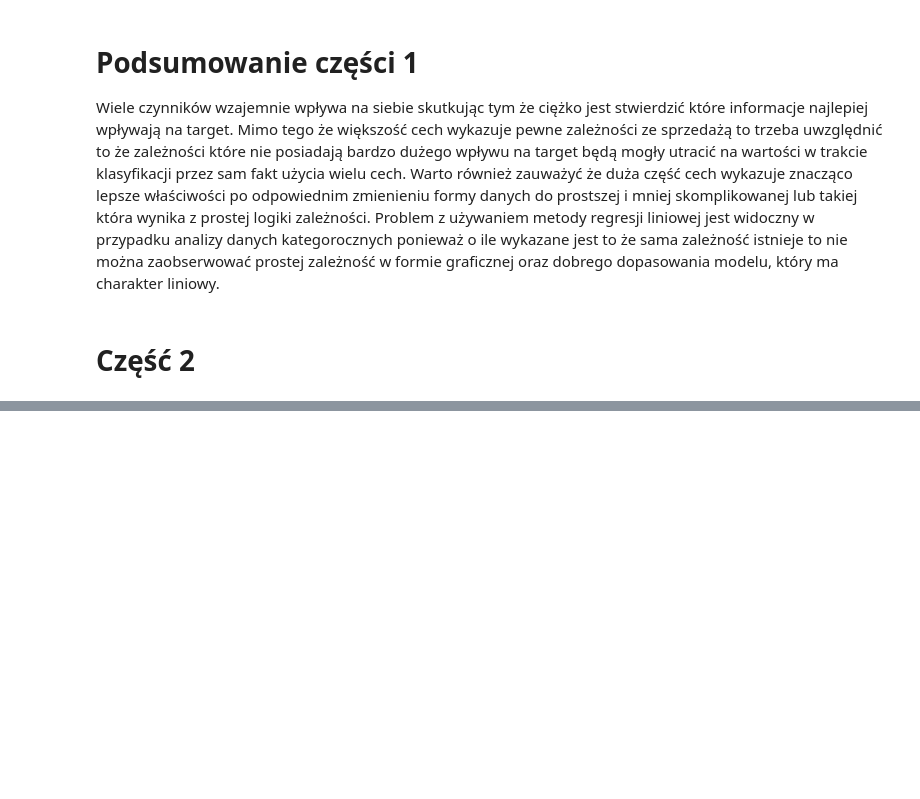
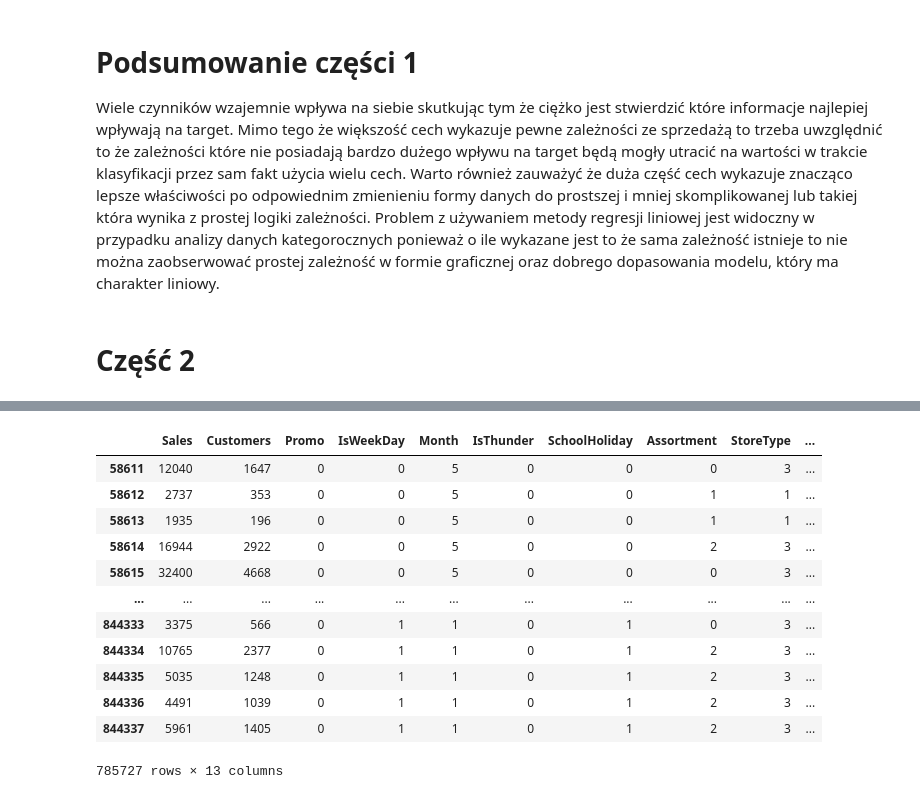
Before and after one commit to SzymKwiatkowski/eda-project, a Jupyter notebook: projekt.ipynb, the cells around one changed output, grey strips where cells are left out. Cells and saved outputs as stored; diff of their text form; code cells hidden in the pictures; blank space fills up the shorter version.

```diff
--- a/projekt.ipynb
+++ b/projekt.ipynb
@@ -801,3 +803,19 @@ merged_df['SchoolHoliday'].corr(season_of_year.Sales)
 Wiele czynników wzajemnie wpływa na siebie skutkując tym że ciężko jest stwierdzić które informacje najlepiej wpływają na target. Mimo tego że większość cech wykazuje pewne zależności ze sprzedażą to trzeba uwzględnić to że zależności które nie posiadają bardzo dużego wpływu na target będą mogły utracić na wartości w trakcie klasyfikacji przez sam fakt użycia wielu cech. Warto również zauważyć że duża część cech wykazuje znacząco lepsze właściwości po odpowiednim zmienieniu formy danych do prostszej i mniej skomplikowanej lub takiej która wynika z prostej logiki zależności. Problem z używaniem metody regresji liniowej jest widoczny w przypadku analizy danych kategorocznych ponieważ o ile wykazane jest to że sama zależność istnieje to nie można zaobserwować prostej zależność w formie graficznej oraz dobrego dopasowania modelu, który ma charakter liniowy.
 # %% [markdown]
 # Część 2
+# %%
+final_df = store_data.copy()
+final_df = final_df.reset_index().merge(stores_df.reset_index(), on='Store', how='left')
+final_df = final_df.merge(weather.reset_index(), on=['Date', 'State'], how='left')
+# final_df.drop(['index'], axis=1, inplace=True)
+final_df = clear_df_from_nans(final_df)
+values_weather = []
+for key in weather_event_dict.keys():
+    if key.endswith('Thunderstorm'):
+        values_weather.append(weather_event_dict[key])
+final_df['IsThunder'] = 0
+final_df.loc[final_df['Events'].isin(values_weather), 'IsThunder'] = 1
+final_df['Month'] = final_df['Date'].apply(extract_month)
+final_df['IsWeekDay'] = 0
+final_df.loc[final_df['DayOfWeek'] != 7, 'IsWeekDay'] = 1
+final_df.columns
@@ -803,0 +837,29 @@ Wiele czynników wzajemnie wpływa na siebie skutkując tym że ciężko jest st
+# %%
+y_label = 'Sales'
+selected_columns = [y_label, 'Customers', 'Promo', 'IsWeekDay', 'Month', 'IsThunder', 'SchoolHoliday', 'Assortment', 'StoreType', 'Date', 'Promo2', 'PromoInterval', 'State', 'StateHoliday']
+
+x_df = final_df[selected_columns]
+date_start = pd.Timestamp(2015, 6, 1)
+final_df['StartDate'] = date_start
+
+x_train = x_df[x_df['Date'] < final_df['StartDate']].copy()
+x_test = x_df[x_df['Date'] >= final_df['StartDate']].copy()
+y_test = x_test['Sales']
+y_train = x_train['Sales']
+x_train.drop(['Date'], axis=1, inplace=True)
+x_test.drop([y_label, 'Date'], axis=1, inplace=True)
+x_train
+# %% [output]
+|  | Sales | Customers | Promo | IsWeekDay | Month | IsThunder | SchoolHoliday | Assortment | StoreType | ... |
+| 58611 | 12040 | 1647 | 0 | 0 | 5 | 0 | 0 | 0 | 3 | ... |
+| 58612 | 2737 | 353 | 0 | 0 | 5 | 0 | 0 | 1 | 1 | ... |
+| 58613 | 1935 | 196 | 0 | 0 | 5 | 0 | 0 | 1 | 1 | ... |
+| 58614 | 16944 | 2922 | 0 | 0 | 5 | 0 | 0 | 2 | 3 | ... |
+| 58615 | 32400 | 4668 | 0 | 0 | 5 | 0 | 0 | 0 | 3 | ... |
+| ... | ... | ... | ... | ... | ... | ... | ... | ... | ... | ... |
+| 844333 | 3375 | 566 | 0 | 1 | 1 | 0 | 1 | 0 | 3 | ... |
+| 844334 | 10765 | 2377 | 0 | 1 | 1 | 0 | 1 | 2 | 3 | ... |
+| 844335 | 5035 | 1248 | 0 | 1 | 1 | 0 | 1 | 2 | 3 | ... |
+| 844336 | 4491 | 1039 | 0 | 1 | 1 | 0 | 1 | 2 | 3 | ... |
+| 844337 | 5961 | 1405 | 0 | 1 | 1 | 0 | 1 | 2 | 3 | ... |
+785727 rows × 13 columns
```
Also changed, not shown: parts of 19 cells of this notebook.
